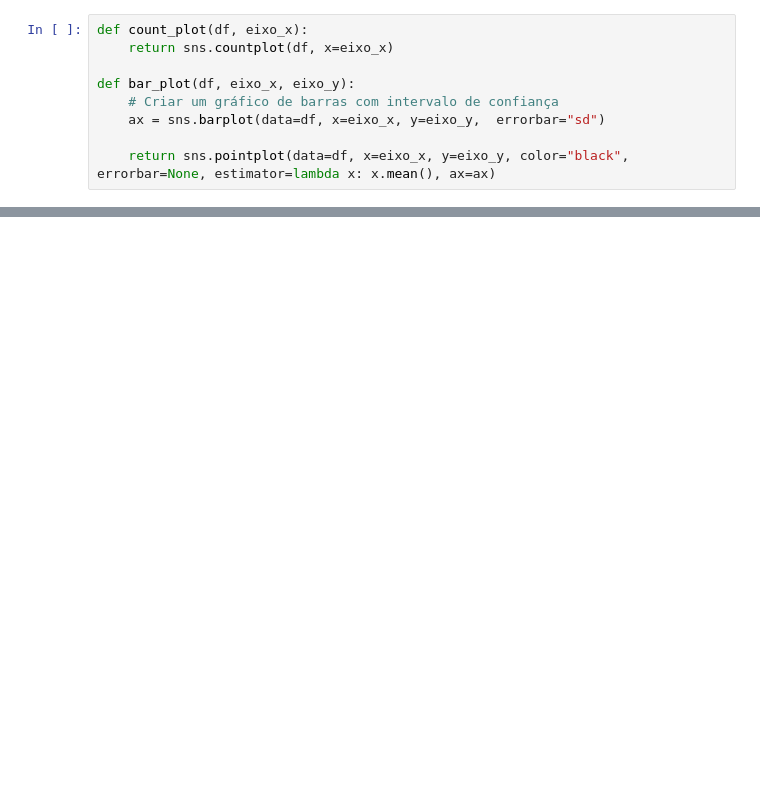
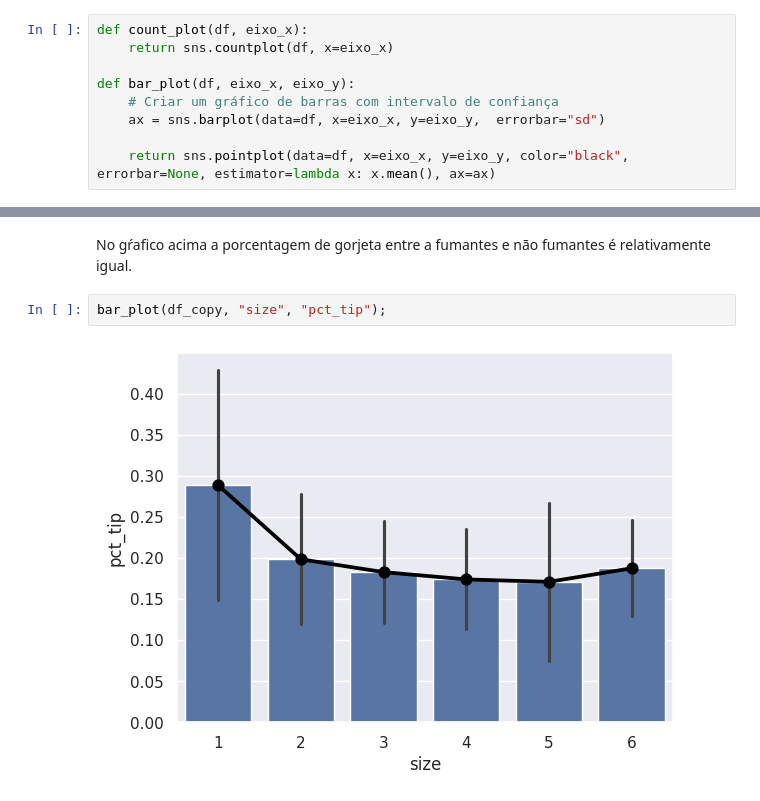
Before and after one commit to brunodleite/arvores_redes_ensemble_models_3, a Jupyter notebook: script.ipynb, the cells around one changed output, grey strips where cells are left out. Drawn from its saved outputs; the diff is of its cells as text; blank space fills up the shorter version.

```diff
--- a/script.ipynb
+++ b/script.ipynb
@@ -57,0 +76,6 @@ df[df["sex"] == "Male"]["pct_tip"].mean()
+# %% [markdown]
+No gŕafico acima a porcentagem de gorjeta entre a fumantes e não fumantes é relativamente igual.
+# %%
+bar_plot(df_copy, "size", "pct_tip");
+# %% [output]
+[figure, added]
```
Also changed, not shown: parts of 16 cells of this notebook.
